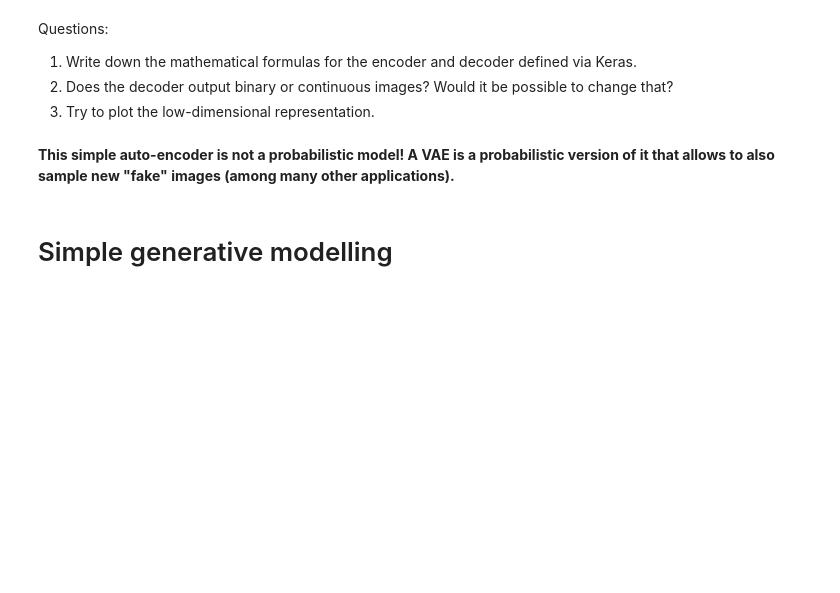
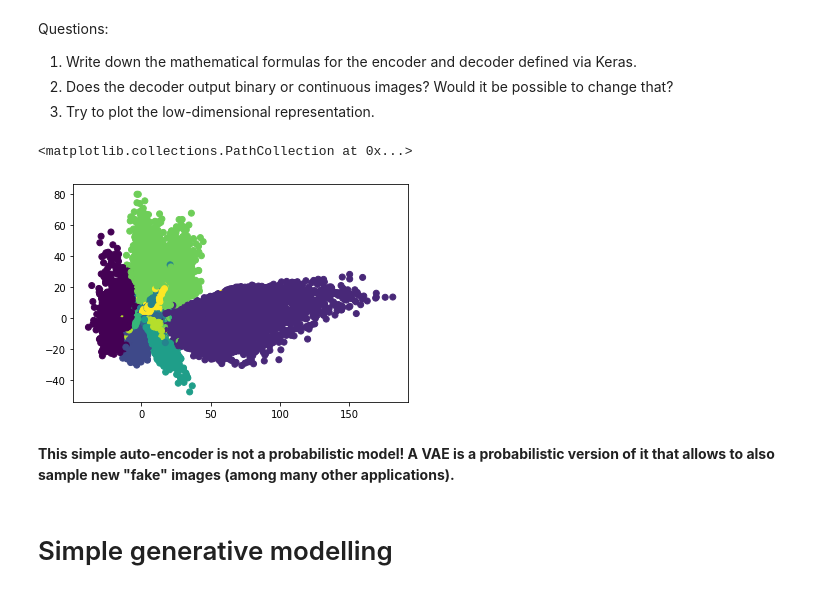
Before and after one commit to pamattei/MSc-DS, a Jupyter notebook: Notebooks 2020/Lab_AE_VAE.ipynb, the cells around one changed output. Drawn from its saved outputs; the diff is of its cells as text; code cells hidden in the pictures; blank space fills up the shorter version.

```diff
--- a/Notebooks 2020/Lab_AE_VAE.ipynb
+++ b/Notebooks 2020/Lab_AE_VAE.ipynb
@@ -158,6 +167,13 @@ Questions:
 1. Write down the mathematical formulas for the encoder and decoder defined via Keras.
 2.   Does the decoder output binary or continuous images? Would it be possible to change that?
 3.   Try to plot the low-dimensional representation.
+# %%
+low_dim_rep = encoder(train_images).numpy()
+# %%
+plt.scatter(low_dim_rep[:,0],low_dim_rep[:,1],c=y_train)
+# %% [output]
+<matplotlib.collections.PathCollection at 0x...>
+[figure, added]
 # %% [markdown]
 **This simple auto-encoder is not a probabilistic model! A VAE is a probabilistic version of it that allows to also sample new "fake" images (among many other applications).**
 # %% [markdown]
```
Also changed, not shown: parts of 15 cells of this notebook, 2 other files.
